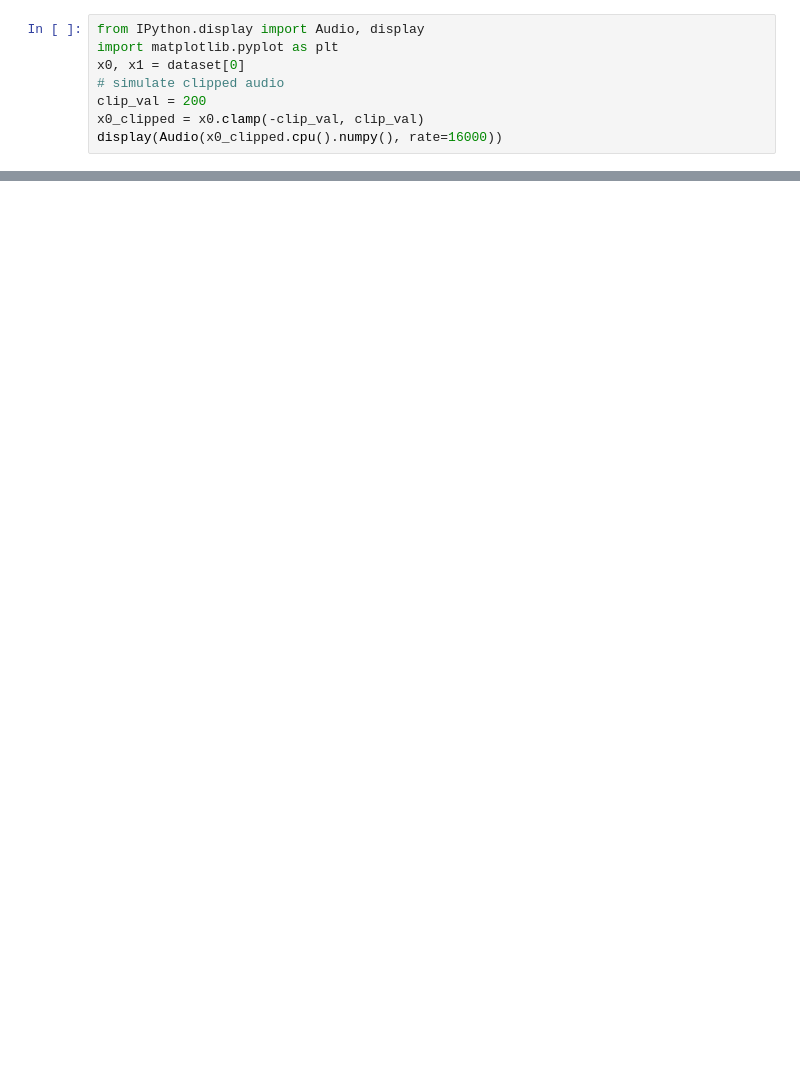
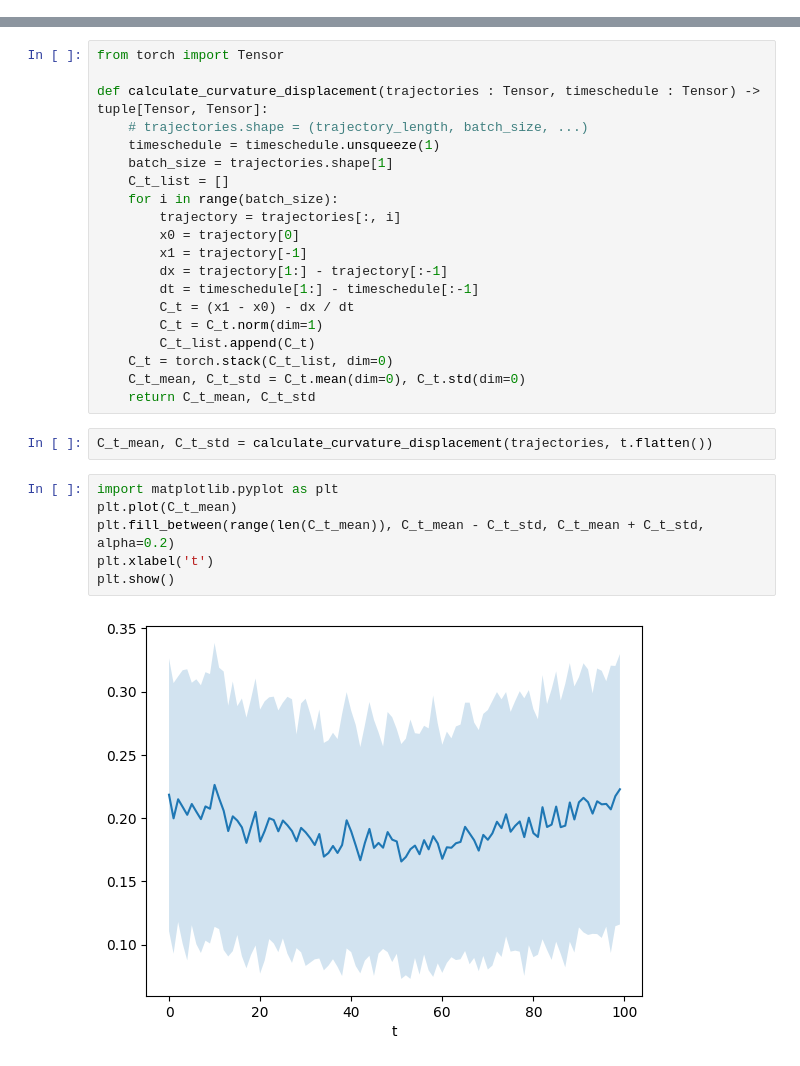
Before and after one commit to kommodeskab/Latent-DSB, a Jupyter notebook: playground.ipynb, the cells around one changed output, grey strips where cells are left out. Drawn from its saved outputs; the diff is of its cells as text; blank space fills up the shorter version.

```diff
--- a/playground.ipynb
+++ b/playground.ipynb
@@ -14,8 +0,0 @@ INFO:speechbrain.utils.quirks:Excluded quirks specified by the `SB_DISABLE_QUIRK
-# %%
-from IPython.display import Audio, display
-import matplotlib.pyplot as plt
-x0, x1 = dataset[0]
-# simulate clipped audio
-clip_val = 200
-x0_clipped = x0.clamp(-clip_val, clip_val)
-display(Audio(x0_clipped.cpu().numpy(), rate=16000))
@@ -104,0 +46,30 @@ print(encoded.shape)
+# %%
+from torch import Tensor
+
+def calculate_curvature_displacement(trajectories : Tensor, timeschedule : Tensor) -> tuple[Tensor, Tensor]:
+    # trajectories.shape = (trajectory_length, batch_size, ...)
+    timeschedule = timeschedule.unsqueeze(1)
+    batch_size = trajectories.shape[1]
+    C_t_list = []
+    for i in range(batch_size):
+        trajectory = trajectories[:, i]
+        x0 = trajectory[0]
+        x1 = trajectory[-1]
+        dx = trajectory[1:] - trajectory[:-1]
+        dt = timeschedule[1:] - timeschedule[:-1]
+        C_t = (x1 - x0) - dx / dt
+        C_t = C_t.norm(dim=1)
+        C_t_list.append(C_t)
+    C_t = torch.stack(C_t_list, dim=0)
+    C_t_mean, C_t_std = C_t.mean(dim=0), C_t.std(dim=0)
+    return C_t_mean, C_t_std
+# %%
+C_t_mean, C_t_std = calculate_curvature_displacement(trajectories, t.flatten())
+# %%
+import matplotlib.pyplot as plt
+plt.plot(C_t_mean)
+plt.fill_between(range(len(C_t_mean)), C_t_mean - C_t_std, C_t_mean + C_t_std, alpha=0.2)
+plt.xlabel('t')
+plt.show()
+# %% [output]
+[figure, added]
```
Also changed, not shown: parts of 10 cells of this notebook, 42 other files.
